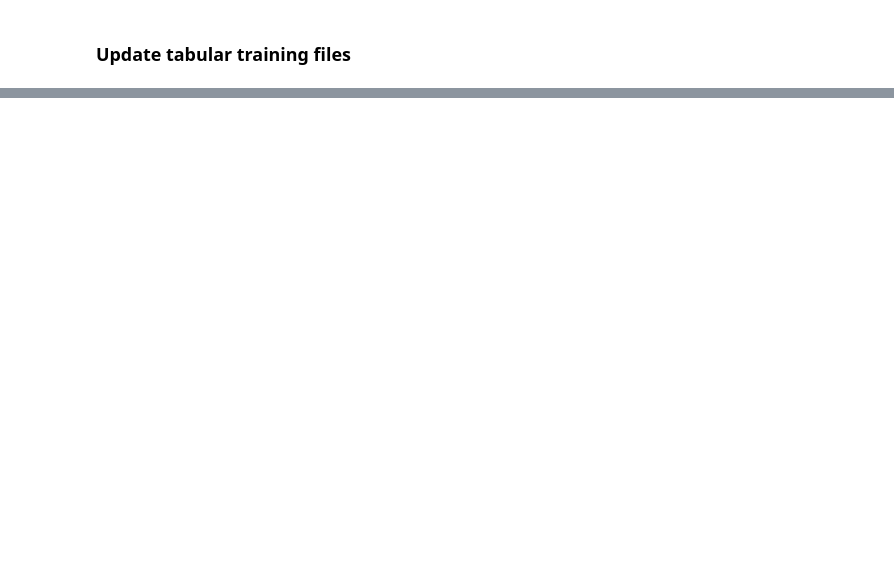
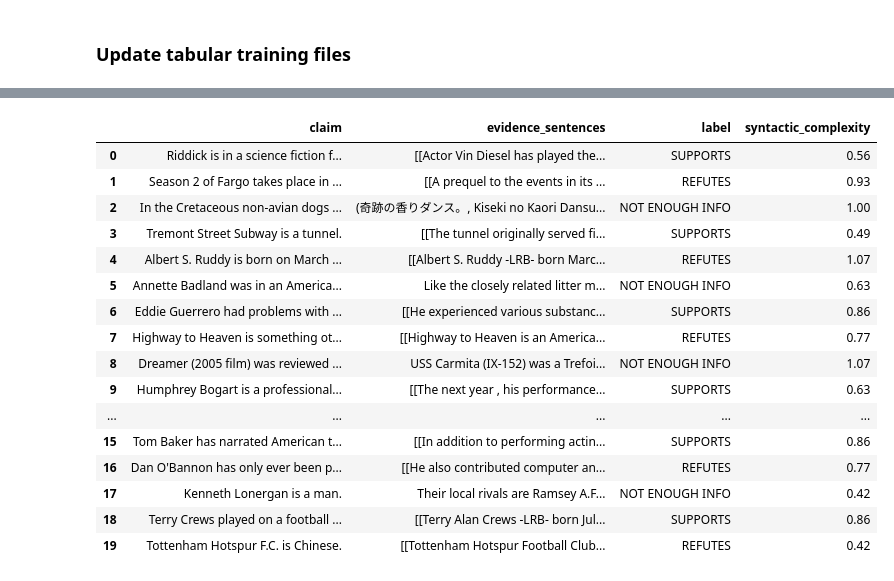
Before and after one commit to hz-zh/Modular_Fact_Checking_with_GPT_SBERT_and_RAG, a Jupyter notebook: FEVER_set_update.ipynb, the cells around one changed output, grey strips where cells are left out. Saved outputs shown, nothing was run; the diff lists cells and outputs as text; code cells hidden in the pictures; blank space fills up the shorter version.

```diff
--- a/FEVER_set_update.ipynb
+++ b/FEVER_set_update.ipynb
@@ -42,17 +42,17 @@ def load_jsonl(file_path, encoding='utf-8'):
     return data
 # %%
 # Data paths (replace with your actual paths if different)
-#train_clf_path = f"{fever_path}tabular_clf_paper_dev_train/v1_segmented_n3461_03-29_001.csv"
-#valid_clf_path = f"{fever_path}tabular_clf_paper_dev_valid/v1_segmented_n1482_03-29_001.csv"
 fever_path = './datasets/FEVER/'
+train_clf_path = f"{fever_path}tabular_sets/tabular_clf_paper_dev_train/v1_segmented_n3461_03-29_001.csv"
+valid_clf_path = f"{fever_path}tabular_sets/tabular_clf_paper_dev_valid/v1_segmented_n1482_03-29_001.csv"
 train_sentEx_path = f"/content/drive/MyDrive/SUNY_Poly_DSA598/datasets/FEVER/tabular_sets/tabular_sentEx_paper_dev_train/v1_segmented_n3461_03-29_001.csv"
 valid_sentEx_path = f"/content/drive/MyDrive/SUNY_Poly_DSA598/datasets/FEVER/tabular_sets/tabular_sentEx_paper_dev_valid/v1_segmented_n1482_03-29_001.csv"
 test_path = f"{fever_path}paper_test.jsonl"
 train_path = f"{fever_path}paper_dev.jsonl"
 
 # Load datasets
-#train_clf = pd.read_csv(train_clf_path)
-#valid_clf = pd.read_csv(valid_clf_path)
+train_clf = pd.read_csv(train_clf_path)
+valid_clf = pd.read_csv(valid_clf_path)
 train_sentEx = pd.read_csv(train_sentEx_path)
 valid_sentEx = pd.read_csv(valid_sentEx_path)
 test_jsonl = load_jsonl(test_path)
@@ -203,11 +207,13 @@ def extract_evidence_text_debug(fever_item, wiki_page_dict, verbose=False, debug
                               entities = sentence.split('\t')[2:] # Extract the entities
                               # Remove any leading or trailing whitespace from the entities
                               entities = [entity.strip() for entity in entities if entity.strip()] # Remove empty entities
+                              entities = set(entities) # Remove duplicates
+                              entities = list(entities) # Convert back to list
                               if debug:
                                 print(f"DEBUG 8: Sentence text for index {sentence_id} / " + sentence.split('\t')[0].strip() + f" extracted: {sentence_text}") # DEBUG 8
                                 print(f"DEBUG 9: Entities extracted: {entities}") # DEBUG 9
                               # Append a tuple of (sentence_text, page_title, sentence_id, entities) to the evidence_sentences list
-                              evidence_sentences.append((sentence_text, page_title, sentence_id, entities))
+                              evidence_sentences.append([sentence_text, page_title, sentence_id, entities])
                             #else:
                                 #if verbose:
                                   #print(f"\tWarning: Sentence index does not match for page: {page_title}, sentence_id: {sentence_id}")
@@ -233,7 +239,7 @@ def extract_evidence_text_debug(fever_item, wiki_page_dict, verbose=False, debug
     return evidence_sentences, text_str
 # %%
 # Test run evidence extraction
-claim_item = train_jsonl[0]
+claim_item = train_jsonl[13]
 evidence, full_text = extract_evidence_text_debug(claim_item, wiki_page_list_dicts, verbose=True, debug=True)
 
 print(f"\nClaim: {claim_item['claim']}")
@@ -241,7 +247,7 @@ print("\nEvidence Sentences:")
 for item in evidence:
     sentence, page_title, sentence_id, entities = item
     print(f"- {sentence}\n")
-    print(f"  (Page: {page_title}, Sentence ID: {sentence_id}, Entities: {entities})")
+    print(f"Page: {page_title}, Sentence ID: {sentence_id}, Entities: {entities}")
 print("\nFull Text:")
 print(full_text)
 # %% [output]
@@ -303,3 +309,5 @@ def update_evidence_sentences(df, jsonl_supports, jsonl_refutes, wiki_page_dict,
 # Update the evidence sentences in the train and valid dataframes
 train_sentEx_up = update_evidence_sentences(train_sentEx, jsonl_supports=jsonl_supports, jsonl_refutes=jsonl_refutes, wiki_page_dict=wiki_page_list_dicts, verbose=1)
 valid_sentEx_up = update_evidence_sentences(valid_sentEx, jsonl_supports=jsonl_supports, jsonl_refutes=jsonl_refutes, wiki_page_dict=wiki_page_list_dicts, verbose=1)
+train_clf_up = update_evidence_sentences(train_clf, jsonl_supports=jsonl_supports, jsonl_refutes=jsonl_refutes, wiki_page_dict=wiki_page_list_dicts, verbose=1)
+valid_clf_up = update_evidence_sentences(valid_clf, jsonl_supports=jsonl_supports, jsonl_refutes=jsonl_refutes, wiki_page_dict=wiki_page_list_dicts, verbose=1)
@@ -305,0 +332,21 @@ valid_sentEx_up = update_evidence_sentences(valid_sentEx, jsonl_supports=jsonl_s
+# %%
+pd.set_option('display.max_colwidth', None)
+train_clf_up.head(20)
+# %% [output]
+|  | claim | evidence_sentences | label | syntactic_complexity |
+| 0 | Riddick is in a science fiction f... | [[Actor Vin Diesel has played the... | SUPPORTS | 0.56 |
+| 1 | Season 2 of Fargo takes place in ... | [[A prequel to the events in its ... | REFUTES | 0.93 |
+| 2 | In the Cretaceous non-avian dogs ... | (奇跡の香りダンス。, Kiseki no Kaori Dansu... | NOT ENOUGH INFO | 1.00 |
+| 3 | Tremont Street Subway is a tunnel. | [[The tunnel originally served fi... | SUPPORTS | 0.49 |
+| 4 | Albert S. Ruddy is born on March ... | [[Albert S. Ruddy -LRB- born Marc... | REFUTES | 1.07 |
+| 5 | Annette Badland was in an America... | Like the closely related litter m... | NOT ENOUGH INFO | 0.63 |
+| 6 | Eddie Guerrero had problems with ... | [[He experienced various substanc... | SUPPORTS | 0.86 |
+| 7 | Highway to Heaven is something ot... | [[Highway to Heaven is an America... | REFUTES | 0.77 |
+| 8 | Dreamer (2005 film) was reviewed ... | USS Carmita (IX-152) was a Trefoi... | NOT ENOUGH INFO | 1.07 |
+| 9 | Humphrey Bogart is a professional... | [[The next year , his performance... | SUPPORTS | 0.63 |
+| ... | ... | ... | ... | ... |
+| 15 | Tom Baker has narrated American t... | [[In addition to performing actin... | SUPPORTS | 0.86 |
+| 16 | Dan O'Bannon has only ever been p... | [[He also contributed computer an... | REFUTES | 0.77 |
+| 17 | Kenneth Lonergan is a man. | Their local rivals are Ramsey A.F... | NOT ENOUGH INFO | 0.42 |
+| 18 | Terry Crews played on a football ... | [[Terry Alan Crews -LRB- born Jul... | SUPPORTS | 0.86 |
+| 19 | Tottenham Hotspur F.C. is Chinese. | [[Tottenham Hotspur Football Club... | REFUTES | 0.42 |
```
Also changed, not shown: parts of 10 cells of this notebook.
